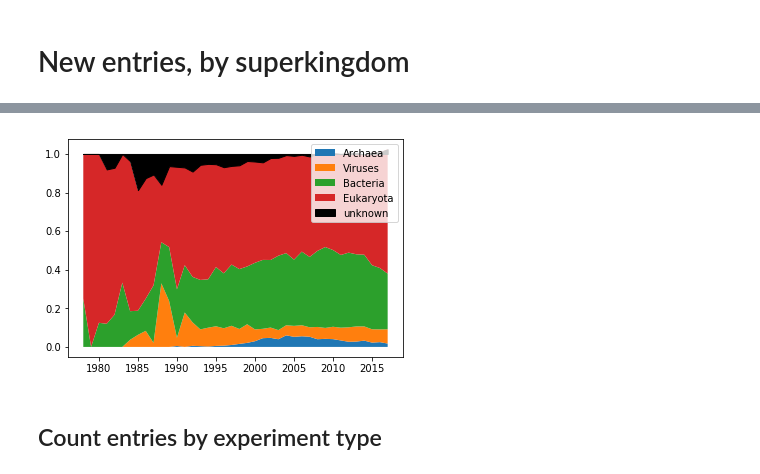
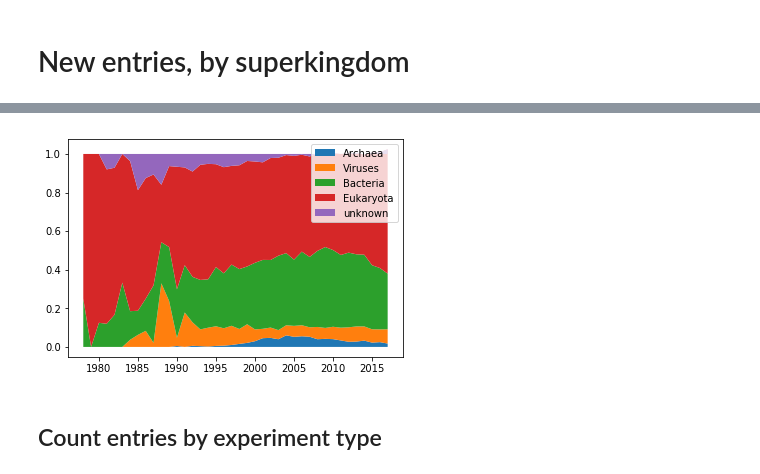
Before and after one commit to PDBeurope/PDBe_Programming, a Jupyter notebook: search_interface/notebooks/LifeCycle.ipynb, the cells around one changed output, grey strips where cells are left out. Cells and saved outputs as stored; diff of their text form; code cells hidden in the pictures.

Commit message:
superkingdom refactored

```diff
--- a/search_interface/notebooks/LifeCycle.ipynb
+++ b/search_interface/notebooks/LifeCycle.ipynb
@@ -46,7 +44,7 @@ response = solr.search(**{
             deposition_year:{
                 type:range,start:1971,end:2018,gap:1,field:deposition_year,limit:20,
                 facet:{
-                    homo_hetero:{
+                    facet1:{
                         type:terms, field:assembly_form,
                         facet:{
                             grouped_facet_count:\"unique(pdb_id)\"
@@ -58,3 +56,5 @@ response = solr.search(**{
         }"""
     }
 )
+# see an example of the response
+response.raw_content['facets']['deposition_year']['buckets'][-4]
@@ -78,7 +75,7 @@ for bucket in response.raw_content['facets']['deposition_year']['buckets']:
     hh = {'homo':0, 'hetero':0}
     if bucket['count'] > 0:
         total = bucket['grouped_depositionyear_count']
-        for bbucket in bucket['homo_hetero']['buckets']:
+        for bbucket in bucket['facet1']['buckets']:
             hh[ bbucket['val'] ] = bbucket['grouped_facet_count']
             total = total - bbucket['grouped_facet_count']
         assert 0==total # sanity check
@@ -104,7 +101,7 @@ response = solr.search(**{
             deposition_year:{
                 type:range,start:1971,end:2018,gap:1,field:deposition_year,limit:20,
                 facet:{
-                    superkingdom:{
+                    facet1:{
                         type:terms, field:superkingdom,
                         facet:{
                             grouped_facet_count:\"unique(pdb_id)\"
@@ -128,42 +125,54 @@ response.raw_content['facets']['deposition_year']['buckets'][10]
     'grouped_facet_count': 20},
    {'val': 'Bacteria', 'count': 3, 'grouped_facet_count': 3}]}}
 # %%
+import pandas
+
 values = ['Eukaryota', 'Archaea',  'Viruses', 'Bacteria', 'unknown' ]
-counts0 = {}
-for value in values:
-    counts0[value] = 0
-rows = []
-for bucket in response.raw_content['facets']['deposition_year']['buckets']:
-    year = int(bucket['val'])
-    counts = dict(counts0)
-    if bucket['count'] > 0:
-        total = bucket['grouped_depositionyear_count']
-        for bbucket in bucket['superkingdom']['buckets']:
-            counts[ bbucket['val'] ] = bbucket['grouped_facet_count']
-            total = total - bbucket['grouped_facet_count']
-        counts['unknown'] = total
-    rows.append([year]+[ counts[label] for label in counts0])
 
-df = pandas.DataFrame(rows, columns=['year']+ list(counts0.keys()) )
-df = df[df.year>1977]
-df['total'] = df.Eukaryota+df.Archaea+df.Viruses+df.Bacteria+df.unknown
+def get_df(values):
+    counts0 = {}
+    for value in values:
+        counts0[value] = 0
+    rows = []
+    for bucket in response.raw_content['facets']['deposition_year']['buckets']:
+        year = int(bucket['val'])
+        counts = dict(counts0)
+        if bucket['count'] > 0:
+            total = bucket['grouped_depositionyear_count']
+            for bbucket in bucket['facet1']['buckets']:
+                counts[ bbucket['val'] ] = bbucket['grouped_facet_count']
+                total = total - bbucket['grouped_facet_count']
+            counts['unknown'] = total
+        rows.append([year]+[ counts[label] for label in counts0])
 
-plt.figure()
-archaea = df.Archaea/df['total']
-viruses = df.Viruses/df['total']
-bacteria = df.Bacteria/df['total']
-eukaryota = df.Eukaryota/df['total']
-#plt.plot(df.year, archaea  )
-plt.fill_between(df.year, [0]*len(df), archaea, label='Archaea')
-#plt.plot(df.year, (df.Viruses+df.Archaea)/df['total'] )
-plt.fill_between(df.year, archaea, archaea+viruses, label='Viruses' )
-plt.fill_between(df.year, archaea+viruses, archaea+viruses+bacteria, label='Bacteria' )
-plt.fill_between(df.year, archaea+viruses+bacteria, archaea+viruses+bacteria+eukaryota, label='Eukaryota' )
-plt.fill_between(df.year, archaea+viruses+bacteria+eukaryota, [1]*len(df), color='black', label='unknown' )
-plt.legend()
-plt.show()
+    df = pandas.DataFrame(rows, columns=['year']+ list(counts0.keys()) )
+    df = df[df.year>1977]
+    df['total'] = df.Eukaryota+df.Archaea+df.Viruses+df.Bacteria+df.unknown
+    return df
+
+df = get_df(['Archaea',  'Viruses', 'Bacteria','Eukaryota',  'unknown' ])
+
+def plot_df(df, values):
+    plt.figure()
+    running_total = pandas.Series([0]*len(df), index=df.index)
+    for value in values:
+        series = df[value] / df['total']
+        plt.fill_between(df.year, running_total, running_total+series, label=value)
+        running_total = running_total + series
+    #archaea = df.Archaea/df['total']
+    #viruses = df.Viruses/df['total']
+    #bacteria = df.Bacteria/df['total']
+    #eukaryota = df.Eukaryota/df['total']
+    #plt.fill_between(df.year, archaea, archaea+viruses, label='Viruses' )
+    #plt.fill_between(df.year, archaea+viruses, archaea+viruses+bacteria, label='Bacteria' )
+    #plt.fill_between(df.year, archaea+viruses+bacteria, archaea+viruses+bacteria+eukaryota, label='Eukaryota' )
+    #plt.fill_between(df.year, running_total, [1]*len(df), color='black', label='unknown' )
+    plt.legend()
+    plt.show()
+
+plot_df(df, ['Archaea',  'Viruses', 'Bacteria','Eukaryota',  'unknown' ])
 # %% [output]
-[figure, old version]
+[figure, new version]
 # %% [markdown]
 ## Count entries by experiment type
 # %%
```
Also changed, not shown: parts of 6 cells of this notebook.
